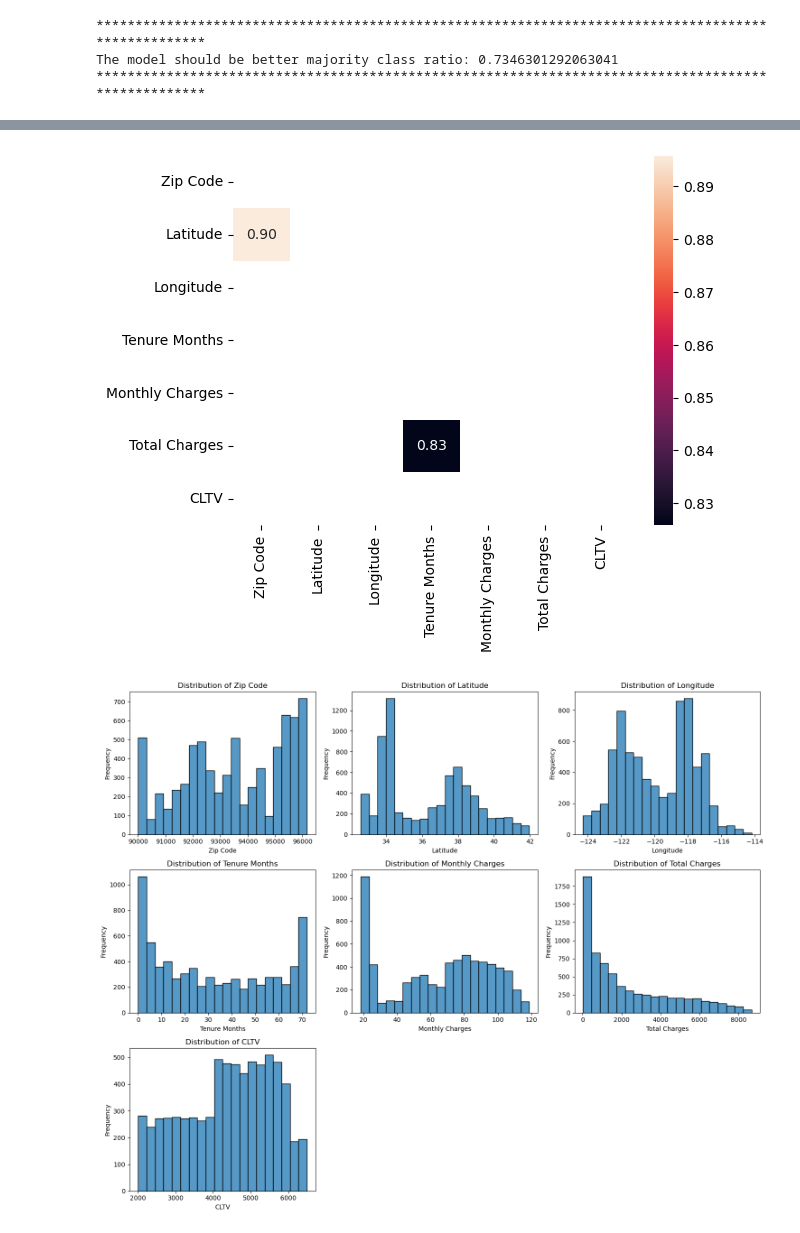
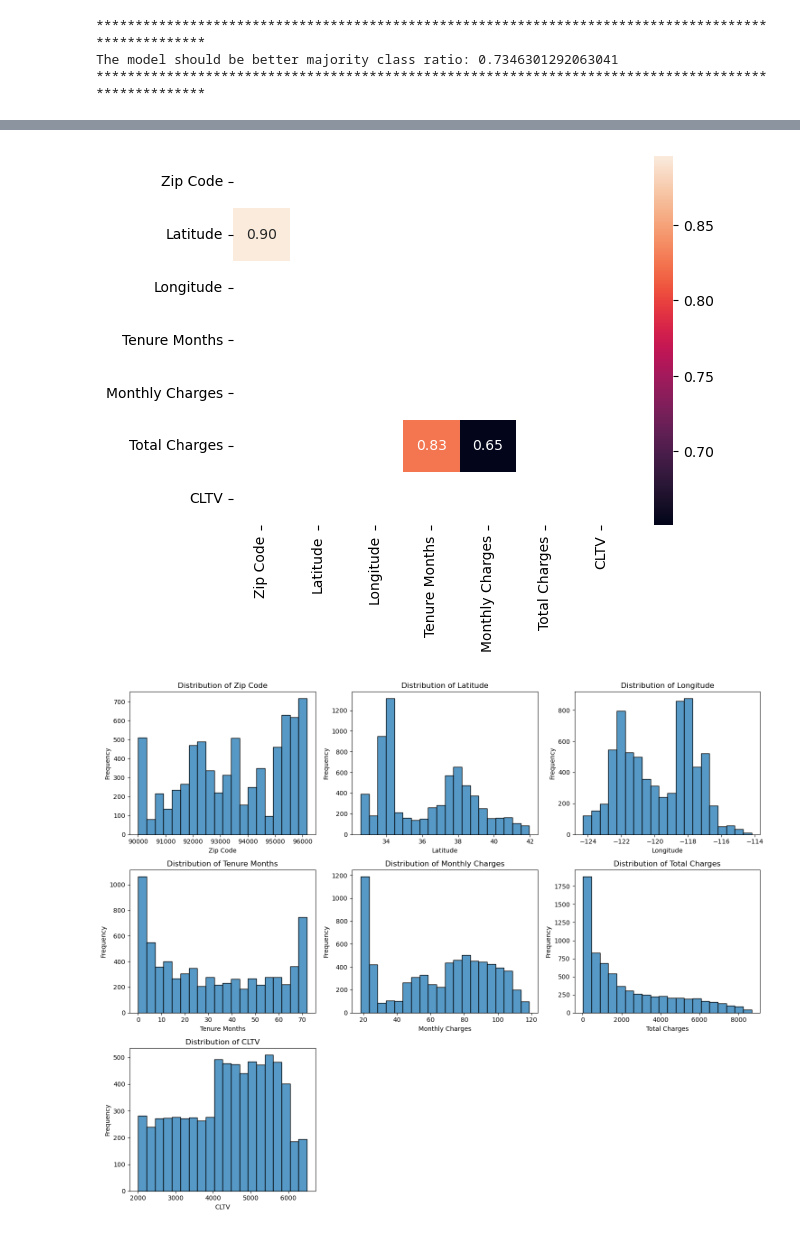
Before and after one commit to anoushzahedi/Python_ML, a Jupyter notebook: ML_churn_prediction/notebook.ipynb, the cells around one changed output, grey strips where cells are left out. Cells and saved outputs as stored; diff of their text form; code cells hidden in the pictures.

```diff
--- a/ML_churn_prediction/notebook.ipynb
+++ b/ML_churn_prediction/notebook.ipynb
@@ -125,17 +129,17 @@ CLTV             7043.0   4400.295755  1183.057152   2003.000000   3469.000000
 # %%
 # Check the correlation between numerical features
 corr_mtx = df[num_col].corr()
 
-# Create a mask for lower triangular and cor > 0.8
+# Create a mask for lower triangular and cor > 0.5
 mask = np.triu(np.ones_like(df[num_col].corr(), dtype=bool))
 
-df_num_corr = corr_mtx[corr_mtx.mask(mask) > 0.8]
+df_num_corr = corr_mtx[corr_mtx.mask(mask) > 0.5]
 
 # Visualize the corr matrix
 sns.heatmap(df_num_corr, annot=True, fmt = '.2f')
 plt.show()
 # %% [output]
-[figure, old version]
+[figure, new version]
 # %%
 # Visualize the distributions of num columns
 col_num = 3
```
Also changed, not shown: parts of 8 cells of this notebook.
